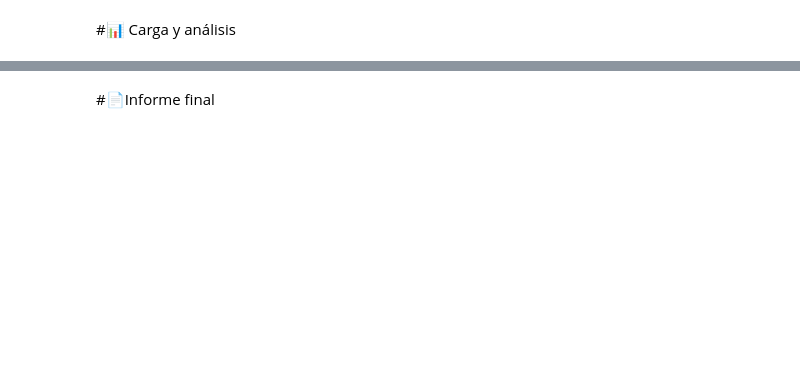
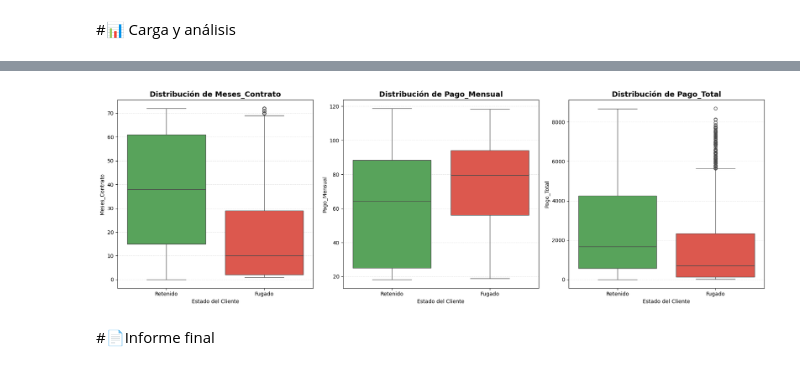
Before and after one commit to mikeismerio/Challenge-TelecomX, a Jupyter notebook: TelecomX_LATAM.ipynb, the cells around one changed output, grey strips where cells are left out. Saved outputs shown, nothing was run; the diff lists cells and outputs as text; code cells hidden in the pictures; blank space fills up the shorter version.

```diff
--- a/TelecomX_LATAM.ipynb
+++ b/TelecomX_LATAM.ipynb
@@ -49,2 +427,44 @@ except ValueError as e:
+# %%
+import seaborn as sns
+import matplotlib.pyplot as plt
+
+# --- 📉 ANÁLISIS NUMÉRICO (BOXPLOTS) ---
+
+# Variables numéricas clave
+cols_numericas = ['Meses_Contrato', 'Pago_Mensual', 'Pago_Total']
+
+# Configuración de la figura (1 fila x 3 columnas)
+fig, axes = plt.subplots(1, 3, figsize=(18, 6))
+
+for i, col in enumerate(cols_numericas):
+    # Crear el Boxplot CORREGIDO
+    # Agregamos hue='Abandono' y legend=False para cumplir con la nueva norma de Seaborn
+    sns.boxplot(
+        data=df_clean,
+        x='Abandono',
+        y=col,
+        hue='Abandono',
+        legend=False,
+        ax=axes[i],
+        palette=['#4CAF50', '#F44336'] # Verde y Rojo
+    )
+
+    # Estética
+    axes[i].set_title(f'Distribución de {col}', fontsize=14, fontweight='bold')
+    axes[i].set_xlabel('Estado del Cliente')
+    axes[i].set_ylabel(col)
+
+    # CORRECCIÓN DE ETIQUETAS
+    # Primero fijamos dónde van las etiquetas (0 y 1) y luego ponemos el texto
+    axes[i].set_xticks([0, 1])
+    axes[i].set_xticklabels(['Retenido', 'Fugado'])
+
+    # Cuadrícula suave
+    axes[i].grid(axis='y', linestyle='--', alpha=0.3)
+
+plt.tight_layout()
+plt.show()
+# %% [output]
+[figure, added]
 # %% [markdown]
 #📄Informe final
```
Also changed, not shown: parts of 17 cells of this notebook, 1 other file.
